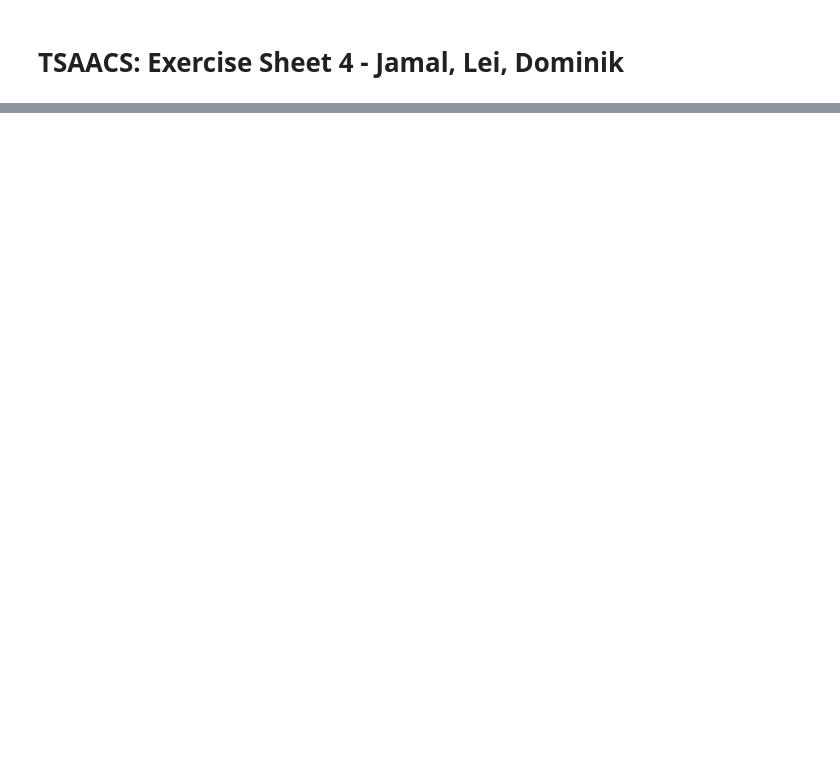
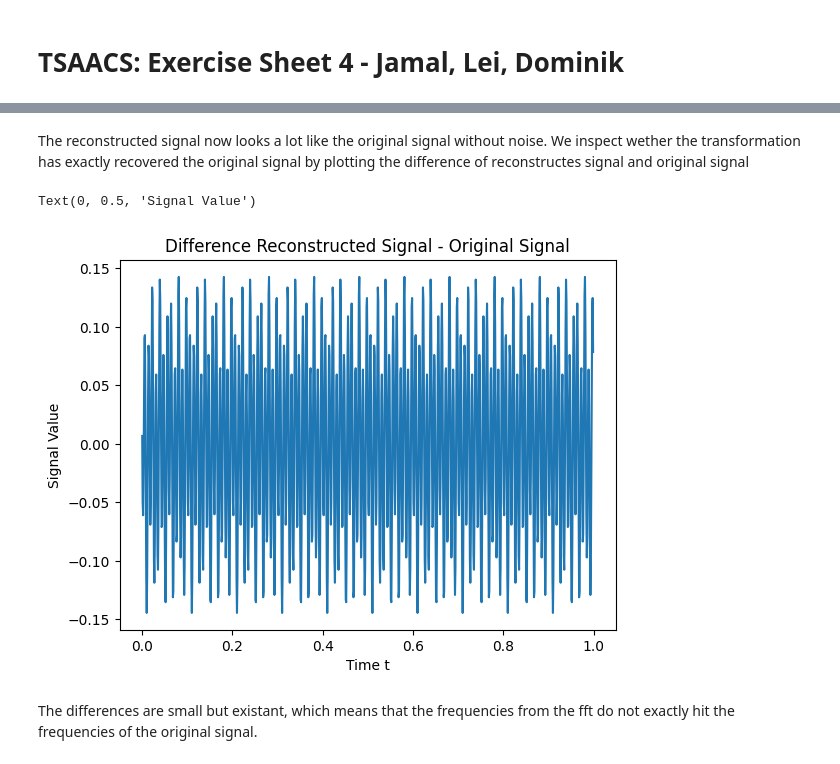
Before and after one commit to mayerdominik/time_series_analysis, a Jupyter notebook: TSAACS - Exercise Sheet 4.ipynb, the cells around one changed output, grey strips where cells are left out. Cells and saved outputs as stored; diff of their text form; code cells hidden in the pictures; blank space fills up the shorter version.

```diff
--- a/TSAACS - Exercise Sheet 4.ipynb
+++ b/TSAACS - Exercise Sheet 4.ipynb
@@ -213,0 +81,12 @@ Our Linear Approximation seems to minimize the mean squared error quite fast, as
+# %% [markdown]
+The reconstructed signal now looks a lot like the original signal without noise. We inspect wether the transformation has exactly recovered the original signal by plotting the difference of reconstructes signal and original signal
+# %%
+plt.plot(T,data_reconstructed - signal)
+plt.title("Difference Reconstructed Signal - Original Signal")
+plt.xlabel("Time t")
+plt.ylabel("Signal Value")
+# %% [output]
+Text(0, 0.5, 'Signal Value')
+[figure, added]
+# %% [markdown]
+The differences are small but existant, which means that the frequencies from the fft do not exactly hit the frequencies of the original signal.
```
Also changed, not shown: parts of 18 cells of this notebook, 2 other files.
